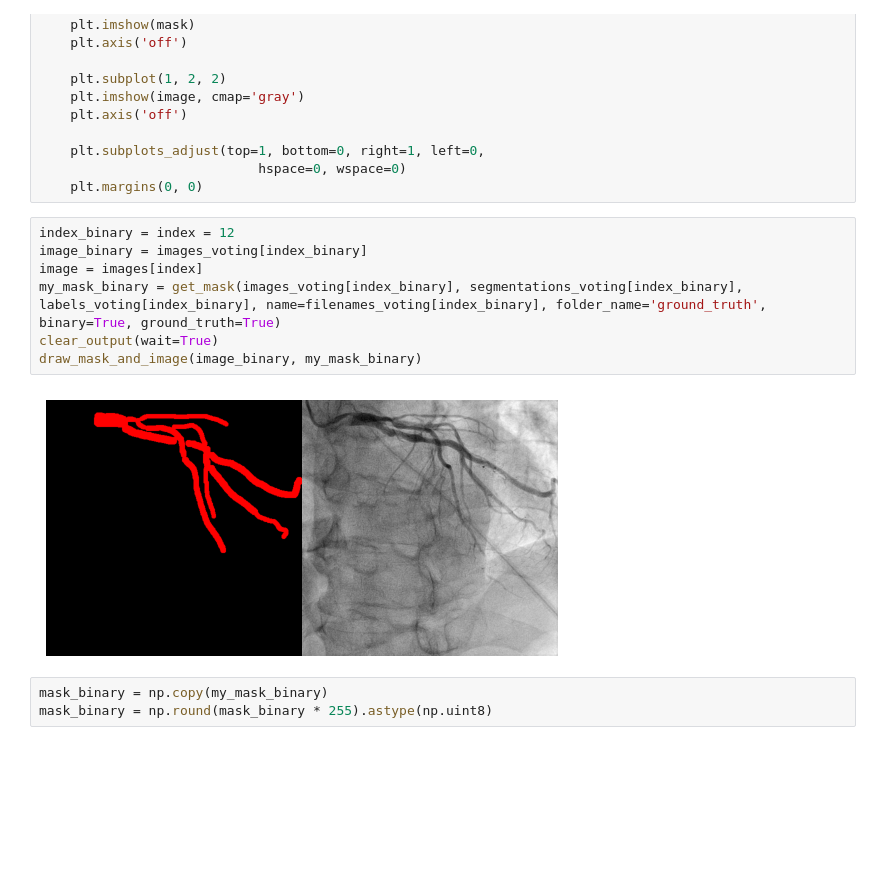
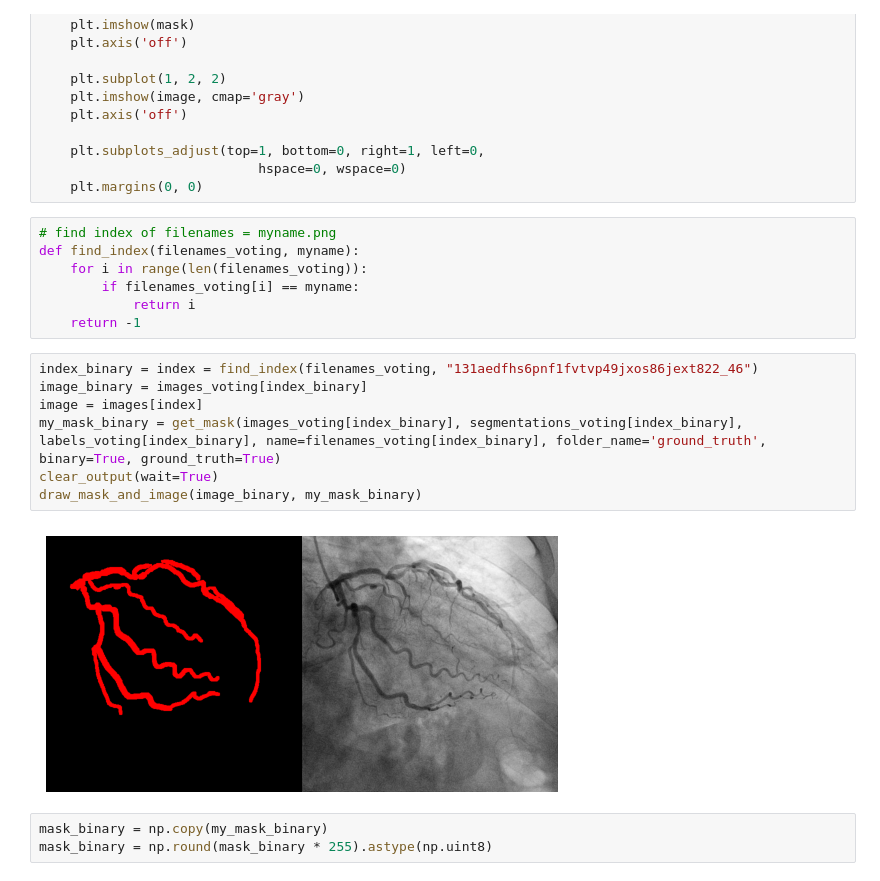
Before and after one commit to SzymixOz/semantic-segmentation-of-coronary-vessels, a Jupyter notebook: keypoints/keypoints-v3.ipynb, the cells around one changed output. Saved outputs shown, nothing was run; the diff lists cells and outputs as text; blank space fills up the shorter version.

Commit message:
Reupload keypoints | Upload nn binary model

```diff
--- a/keypoints/keypoints-v3.ipynb
+++ b/keypoints/keypoints-v3.ipynb
@@ -45,15 +45,22 @@ def draw_mask_and_image(image,mask):
     plt.subplots_adjust(top=1, bottom=0, right=1, left=0,
                             hspace=0, wspace=0)
     plt.margins(0, 0)
+# %%
+# find index of filenames = myname.png
+def find_index(filenames_voting, myname):
+    for i in range(len(filenames_voting)):
+        if filenames_voting[i] == myname:
+            return i
+    return -1
 # %%
-index_binary = index = 12
+index_binary = index = find_index(filenames_voting, "131aedfhs6pnf1fvtvp49jxos86jext822_46")
 image_binary = images_voting[index_binary]
 image = images[index]
 my_mask_binary = get_mask(images_voting[index_binary], segmentations_voting[index_binary], labels_voting[index_binary], name=filenames_voting[index_binary], folder_name='ground_truth', binary=True, ground_truth=True)
 clear_output(wait=True)
 draw_mask_and_image(image_binary, my_mask_binary)
 # %% [output]
-[figure, old version]
+[figure, new version]
 # %%
 mask_binary = np.copy(my_mask_binary)
 mask_binary = np.round(mask_binary * 255).astype(np.uint8)
```
Also changed, not shown: parts of 7 cells of this notebook, 4 other files.
